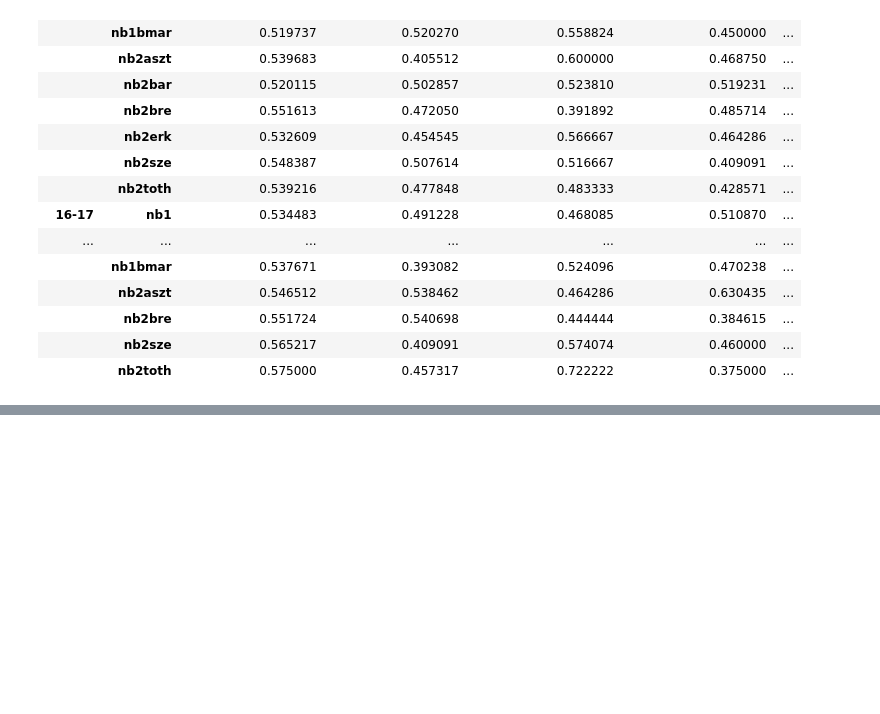
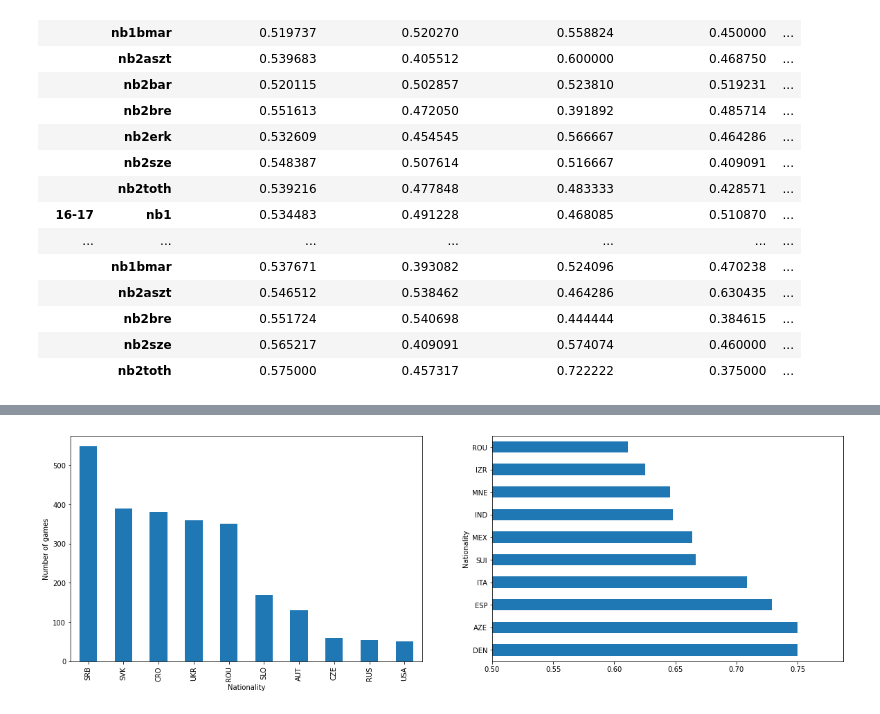
Before and after one commit to szukiadam/ChessChampionshipAnalysis, a Jupyter notebook: ChessChampionship.ipynb, the cells around one changed output, grey strips where cells are left out. Drawn from its saved outputs; the diff is of its cells as text; code cells hidden in the pictures; blank space fills up the shorter version.

Commit message:
nationality performance

```diff
--- a/ChessChampionship.ipynb
+++ b/ChessChampionship.ipynb
@@ -933,0 +944,16 @@ perf_stat_by_season.style.highlight_max(color = 'yellow', axis=1).highlight_min(
+# %%
+## Performance and number of games by nationality
+def nationality_games_and_performance(df):
+
+    fig, axs = plt.subplots(1,2)
+
+    nat_games=df.groupby('Nationality_home').size().sort_values(ascending=False)+df.groupby('Nationality_away').size().sort_values(ascending=False)
+    nat_games.sort_values(ascending=False).dropna().iloc[1:].head(10).plot.bar(figsize=(20,6), ax=axs[0], xlabel='Nationality', ylabel='Number of games') # we drop the first row (as its obviously hungary)
+
+    a = (df.groupby('Nationality_away')['Result_away'].mean() + df.groupby('Nationality_home')['Result_home'].mean())/2
+    a.sort_values(ascending=False).dropna().head(10).plot.barh(figsize=(20,6), ax=axs[1], xlim=0.5, xlabel='Nationality', ylabel='Average points per game')
+
+
+nationality_games_and_performance(df)
+# %% [output]
+[figure, added]
```
Also changed, not shown: parts of 4 cells of this notebook.
